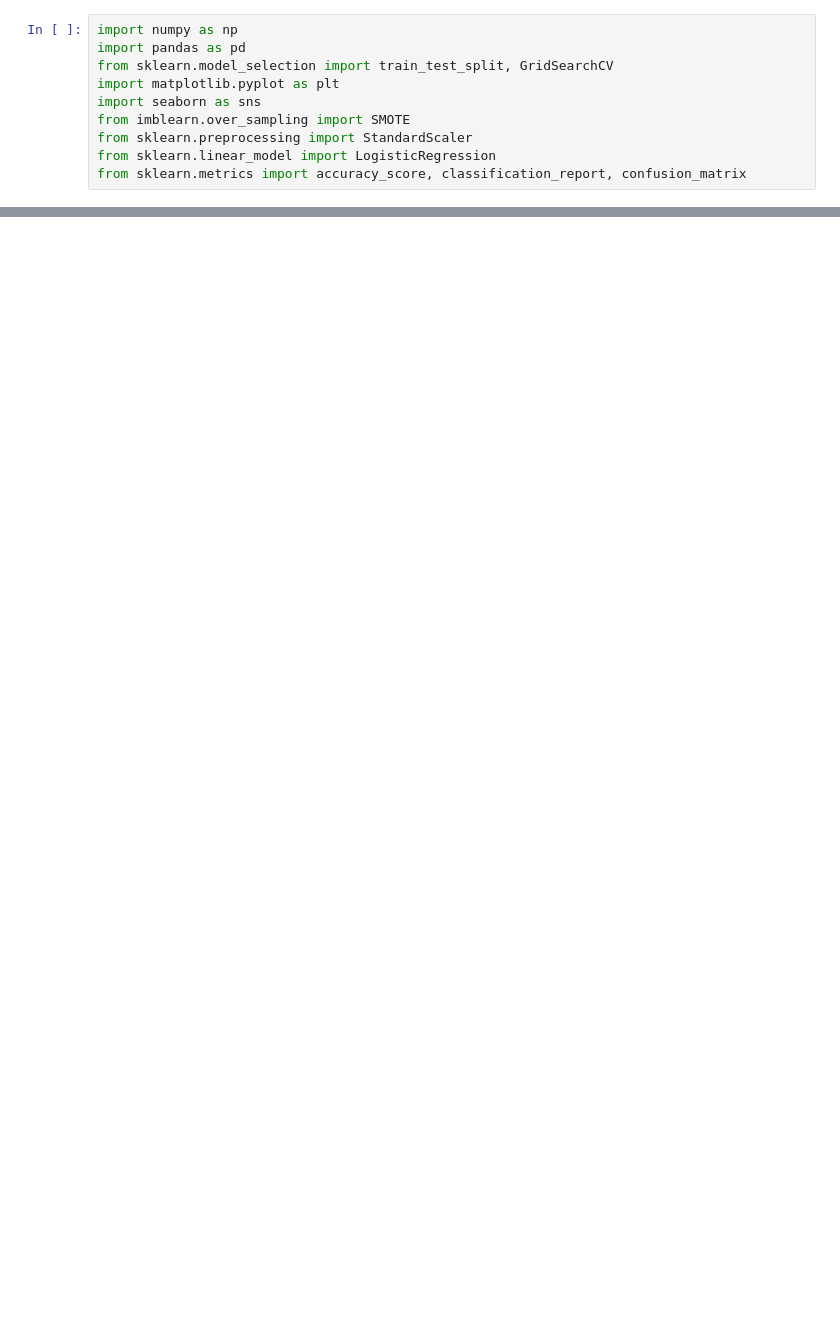
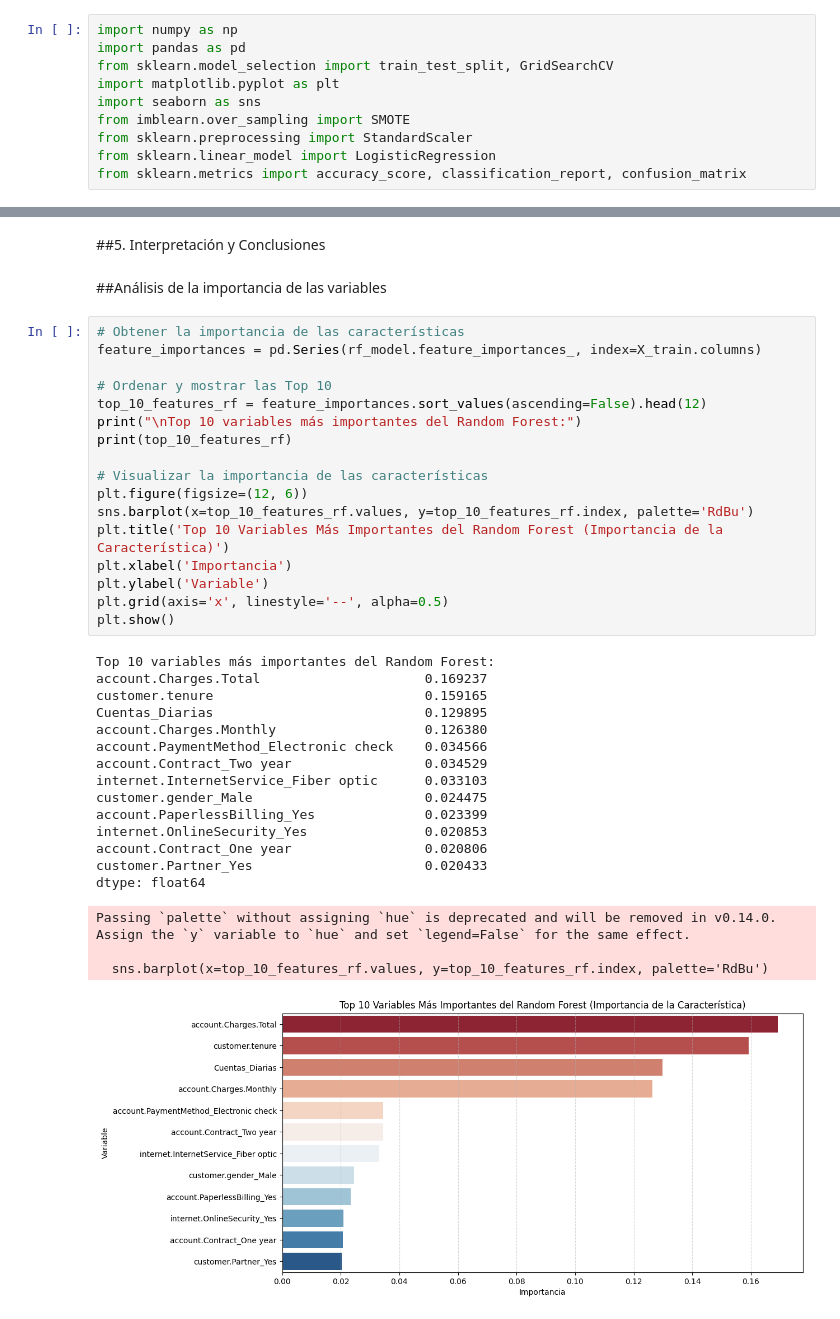
Before and after one commit to JonathanJulDiaz/challenge-telecomx-parte2, a Jupyter notebook: challenge_telecomX_parte2.ipynb, the cells around one changed output, grey strips where cells are left out. Cells and saved outputs as stored; diff of their text form; blank space fills up the shorter version.

```diff
--- a/challenge_telecomX_parte2.ipynb
+++ b/challenge_telecomX_parte2.ipynb
@@ -60,0 +765,40 @@ df_encoded.head()
+# %% [markdown]
+##5. Interpretación y Conclusiones
+# %% [markdown]
+##Análisis de la importancia de las variables
+# %%
+# Obtener la importancia de las características
+feature_importances = pd.Series(rf_model.feature_importances_, index=X_train.columns)
+
+# Ordenar y mostrar las Top 10
+top_10_features_rf = feature_importances.sort_values(ascending=False).head(12)
+print("\nTop 10 variables más importantes del Random Forest:")
+print(top_10_features_rf)
+
+# Visualizar la importancia de las características
+plt.figure(figsize=(12, 6))
+sns.barplot(x=top_10_features_rf.values, y=top_10_features_rf.index, palette='RdBu')
+plt.title('Top 10 Variables Más Importantes del Random Forest (Importancia de la Característica)')
+plt.xlabel('Importancia')
+plt.ylabel('Variable')
+plt.grid(axis='x', linestyle='--', alpha=0.5)
+plt.show()
+# %% [output]
+Top 10 variables más importantes del Random Forest:
+account.Charges.Total                     0.169237
+customer.tenure                           0.159165
+Cuentas_Diarias                           0.129895
+account.Charges.Monthly                   0.126380
+account.PaymentMethod_Electronic check    0.034566
+account.Contract_Two year                 0.034529
+internet.InternetService_Fiber optic      0.033103
+customer.gender_Male                      0.024475
+account.PaperlessBilling_Yes              0.023399
+internet.OnlineSecurity_Yes               0.020853
+account.Contract_One year                 0.020806
+customer.Partner_Yes                      0.020433
+dtype: float64
+Passing `palette` without assigning `hue` is deprecated and will be removed in v0.14.0. Assign the `y` variable to `hue` and set `legend=False` for the same effect.
+
+  sns.barplot(x=top_10_features_rf.values, y=top_10_features_rf.index, palette='RdBu')
+[figure, added]
```
Also changed, not shown: parts of 41 cells of this notebook.
